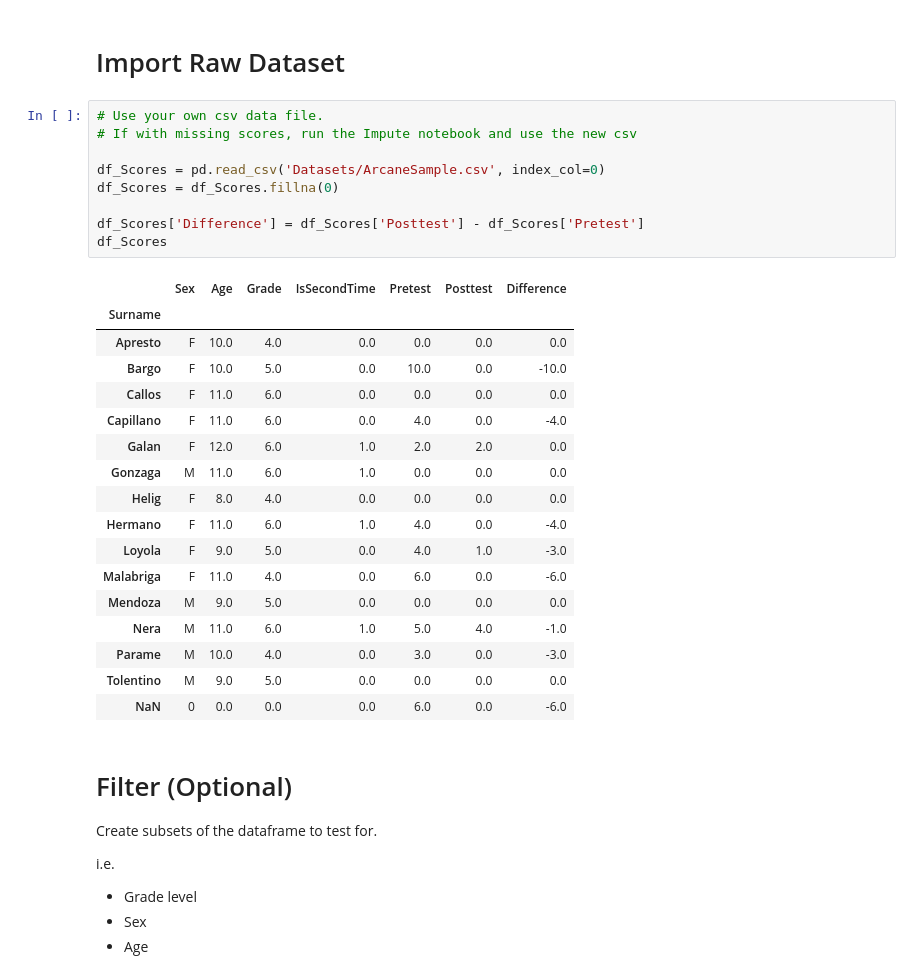
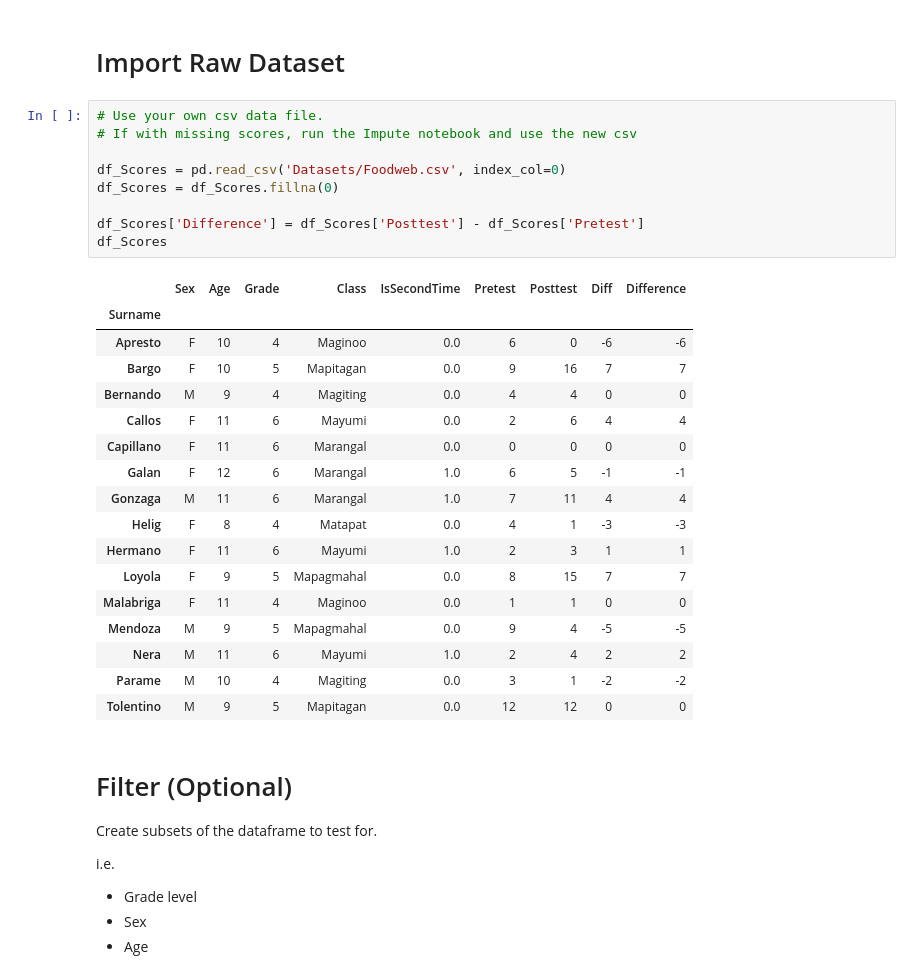
Before and after one commit to CharlesO55/CAPIET-Framework, a Jupyter notebook: Data Analysis.ipynb, the cells around one changed output. Drawn from its saved outputs; the diff is of its cells as text.

```diff
--- a/Data Analysis.ipynb
+++ b/Data Analysis.ipynb
@@ -8,30 +8,30 @@ from scipy.stats import shapiro, ttest_rel, wilcoxon, probplot
 # %%
 # Use your own csv data file.
 # If with missing scores, run the Impute notebook and use the new csv
 
-df_Scores = pd.read_csv('Datasets/ArcaneSample.csv', index_col=0)
+df_Scores = pd.read_csv('Datasets/Foodweb.csv', index_col=0)
 df_Scores = df_Scores.fillna(0)
 
 df_Scores['Difference'] = df_Scores['Posttest'] - df_Scores['Pretest']
 df_Scores
 # %% [output]
-|  | Sex | Age | Grade | IsSecondTime | Pretest | Posttest | Difference |
-| Surname |  |  |  |  |  |  |  |
-| Apresto | F | 10.0 | 4.0 | 0.0 | 0.0 | 0.0 | 0.0 |
-| Bargo | F | 10.0 | 5.0 | 0.0 | 10.0 | 0.0 | -10.0 |
-| Callos | F | 11.0 | 6.0 | 0.0 | 0.0 | 0.0 | 0.0 |
-| Capillano | F | 11.0 | 6.0 | 0.0 | 4.0 | 0.0 | -4.0 |
-| Galan | F | 12.0 | 6.0 | 1.0 | 2.0 | 2.0 | 0.0 |
-| Gonzaga | M | 11.0 | 6.0 | 1.0 | 0.0 | 0.0 | 0.0 |
-| Helig | F | 8.0 | 4.0 | 0.0 | 0.0 | 0.0 | 0.0 |
-| Hermano | F | 11.0 | 6.0 | 1.0 | 4.0 | 0.0 | -4.0 |
-| Loyola | F | 9.0 | 5.0 | 0.0 | 4.0 | 1.0 | -3.0 |
-| Malabriga | F | 11.0 | 4.0 | 0.0 | 6.0 | 0.0 | -6.0 |
-| Mendoza | M | 9.0 | 5.0 | 0.0 | 0.0 | 0.0 | 0.0 |
-| Nera | M | 11.0 | 6.0 | 1.0 | 5.0 | 4.0 | -1.0 |
-| Parame | M | 10.0 | 4.0 | 0.0 | 3.0 | 0.0 | -3.0 |
-| Tolentino | M | 9.0 | 5.0 | 0.0 | 0.0 | 0.0 | 0.0 |
-| NaN | 0 | 0.0 | 0.0 | 0.0 | 6.0 | 0.0 | -6.0 |
+|  | Sex | Age | Grade | Class | IsSecondTime | Pretest | Posttest | Diff | Difference |
+| Surname |  |  |  |  |  |  |  |  |  |
+| Apresto | F | 10 | 4 | Maginoo | 0.0 | 6 | 0 | -6 | -6 |
+| Bargo | F | 10 | 5 | Mapitagan | 0.0 | 9 | 16 | 7 | 7 |
+| Bernando | M | 9 | 4 | Magiting | 0.0 | 4 | 4 | 0 | 0 |
+| Callos | F | 11 | 6 | Mayumi | 0.0 | 2 | 6 | 4 | 4 |
+| Capillano | F | 11 | 6 | Marangal | 0.0 | 0 | 0 | 0 | 0 |
+| Galan | F | 12 | 6 | Marangal | 1.0 | 6 | 5 | -1 | -1 |
+| Gonzaga | M | 11 | 6 | Marangal | 1.0 | 7 | 11 | 4 | 4 |
+| Helig | F | 8 | 4 | Matapat | 0.0 | 4 | 1 | -3 | -3 |
+| Hermano | F | 11 | 6 | Mayumi | 1.0 | 2 | 3 | 1 | 1 |
+| Loyola | F | 9 | 5 | Mapagmahal | 0.0 | 8 | 15 | 7 | 7 |
+| Malabriga | F | 11 | 4 | Maginoo | 0.0 | 1 | 1 | 0 | 0 |
+| Mendoza | M | 9 | 5 | Mapagmahal | 0.0 | 9 | 4 | -5 | -5 |
+| Nera | M | 11 | 6 | Mayumi | 1.0 | 2 | 4 | 2 | 2 |
+| Parame | M | 10 | 4 | Magiting | 0.0 | 3 | 1 | -2 | -2 |
+| Tolentino | M | 9 | 5 | Mapitagan | 0.0 | 12 | 12 | 0 | 0 |
 # %% [markdown]
 # Filter (Optional)
 Create subsets of the dataframe to test for.
```
Also changed, not shown: parts of 10 cells of this notebook, 7 other files.
